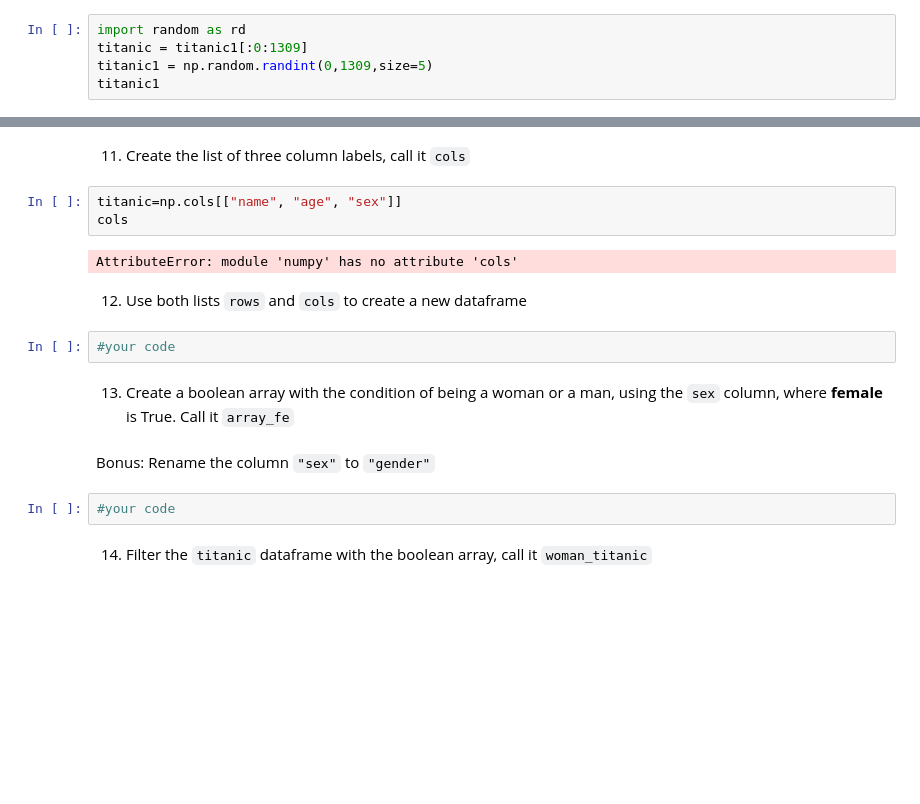
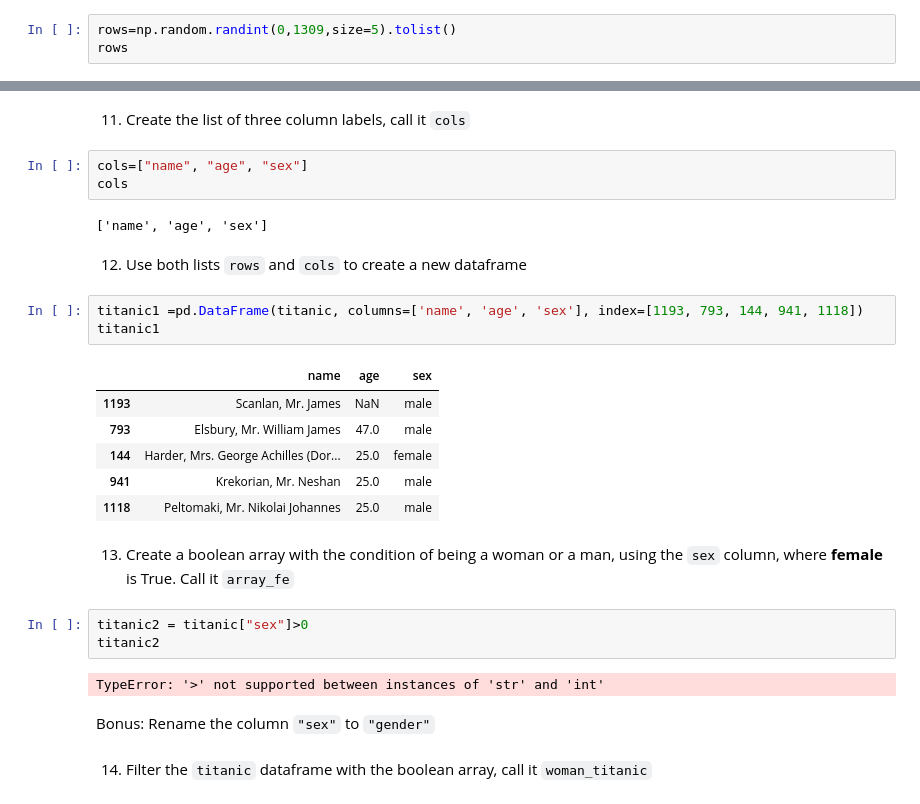
Before and after one commit to Filipate/DataScienceJUN, a Jupyter notebook: WEEK_5/day5/exercises/pandas/titanic/Titanic-exercise.ipynb, the cells around one changed output, grey strips where cells are left out. Cells and saved outputs as stored; diff of their text form; blank space fills up the shorter version.

```diff
--- a/WEEK_5/day5/exercises/pandas/titanic/Titanic-exercise.ipynb
+++ b/WEEK_5/day5/exercises/pandas/titanic/Titanic-exercise.ipynb
@@ -442,8 +438,6 @@ len(titanic)
 # %% [output]
 1309
 # %%
-import random as rd
-titanic = titanic1[:0:1309]
-titanic1 = np.random.randint(0,1309,size=5)
-titanic1
+rows=np.random.randint(0,1309,size=5).tolist()
+rows
 # %% [output]
@@ -453,20 +447,31 @@ This list of numbers are random, could be different.
 # %% [markdown]
 11. Create the list of three column labels, call it `cols`
 # %%
-titanic=np.cols[["name", "age", "sex"]]
+cols=["name", "age", "sex"]
 cols
 # %% [output]
-AttributeError: module 'numpy' has no attribute 'cols'
+['name', 'age', 'sex']
 # %% [markdown]
 12. Use both lists `rows` and `cols` to create a new dataframe
-# %%
-#your code
+# %%
+titanic1 =pd.DataFrame(titanic, columns=['name', 'age', 'sex'], index=[1193, 793, 144, 941, 1118])
+titanic1
+# %% [output]
+|  | name | age | sex |
+| 1193 | Scanlan, Mr. James | NaN | male |
+| 793 | Elsbury, Mr. William James | 47.0 | male |
+| 144 | Harder, Mrs. George Achilles (Dor... | 25.0 | female |
+| 941 | Krekorian, Mr. Neshan | 25.0 | male |
+| 1118 | Peltomaki, Mr. Nikolai Johannes | 25.0 | male |
 # %% [markdown]
 13. Create a boolean array with the condition of being a woman or a man, using the `sex` column, where **female** is True. Call it `array_fe`
+# %%
+titanic2 = titanic["sex"]>0
+titanic2
+# %% [output]
+TypeError: '>' not supported between instances of 'str' and 'int'
 # %% [markdown]
 Bonus: Rename the column `"sex"` to `"gender"`
-# %%
-#your code
 # %% [markdown]
 14. Filter the `titanic` dataframe with the boolean array, call it `woman_titanic`
 # %%
```
Also changed, not shown: parts of 4 cells of this notebook, 8 other files.
